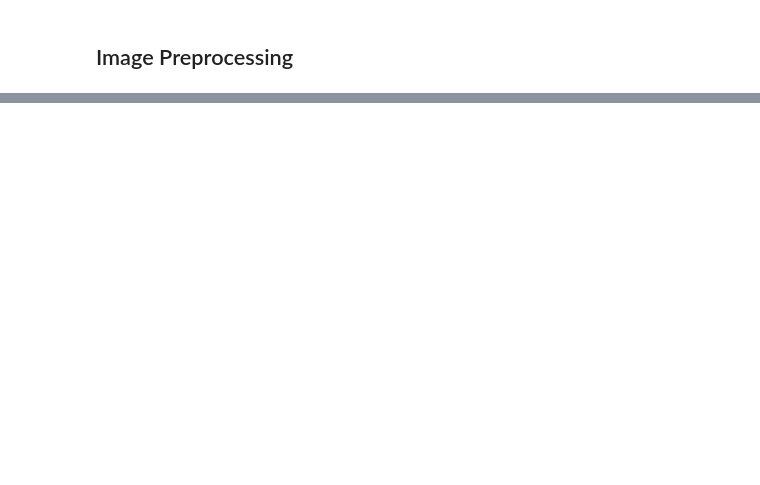
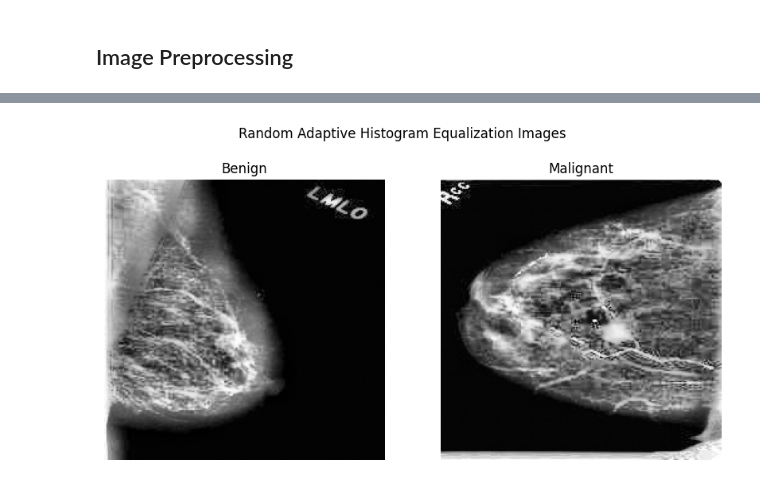
Before and after one commit to psypherion/pinn-bcd, a Jupyter notebook: processor/test.ipynb, the cells around one changed output, grey strips where cells are left out. Cells and saved outputs as stored; diff of their text form; code cells hidden in the pictures; blank space fills up the shorter version.

```diff
--- a/processor/test.ipynb
+++ b/processor/test.ipynb
@@ -892,0 +1140,28 @@ os.makedirs(pwd, exist_ok=True)
+# %%
+# Function to display one random sample image from each category
+def display_random_samples(output_dir, subdirs):
+    plt.figure(figsize=(10, 5))
+
+    for subdir in subdirs:
+        current_dir = os.path.join(output_dir, subdir)
+        sample_files = os.listdir(current_dir)
+
+        # Select a random file from the list
+        if sample_files:  # Check if there are any files
+            random_file = random.choice(sample_files)
+            file_path = os.path.join(current_dir, random_file)
+            image = cv2.imread(file_path, cv2.IMREAD_GRAYSCALE)  # Read in grayscale for display
+
+            plt.subplot(1, 2, int(subdir) + 1)
+            plt.imshow(image, cmap='gray')
+            plt.title('Benign' if subdir == '0' else 'Malignant')
+            plt.axis('off')
+
+    plt.suptitle('Random Adaptive Histogram Equalization Images')
+    plt.show()
+
+
+# Display one random sample from the output directory
+display_random_samples('../kaggle/working/AHistogram_Images', subdirs)
+# %% [output]
+[figure, added]
```
Also changed, not shown: parts of 28 cells of this notebook, 6 other files.
